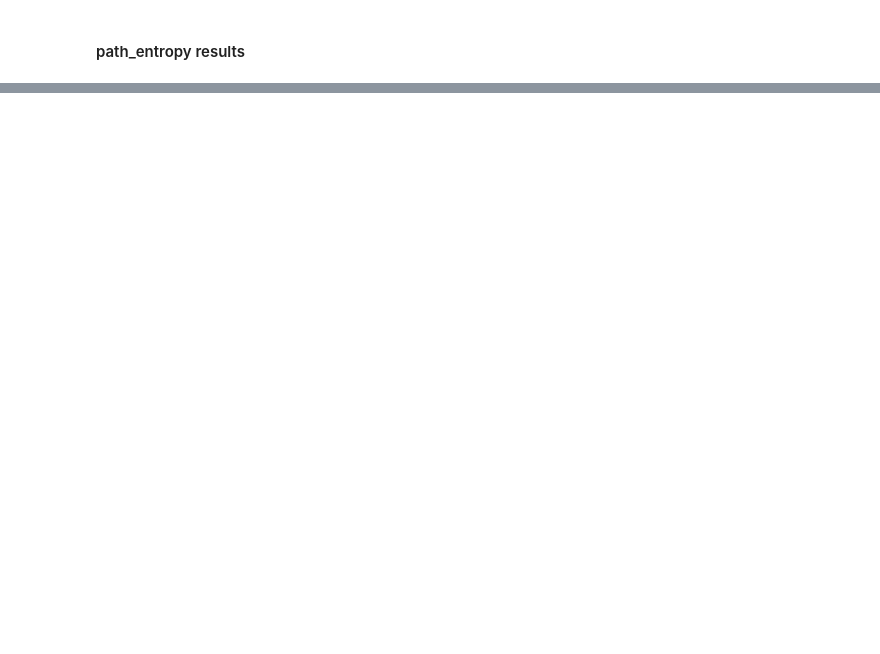
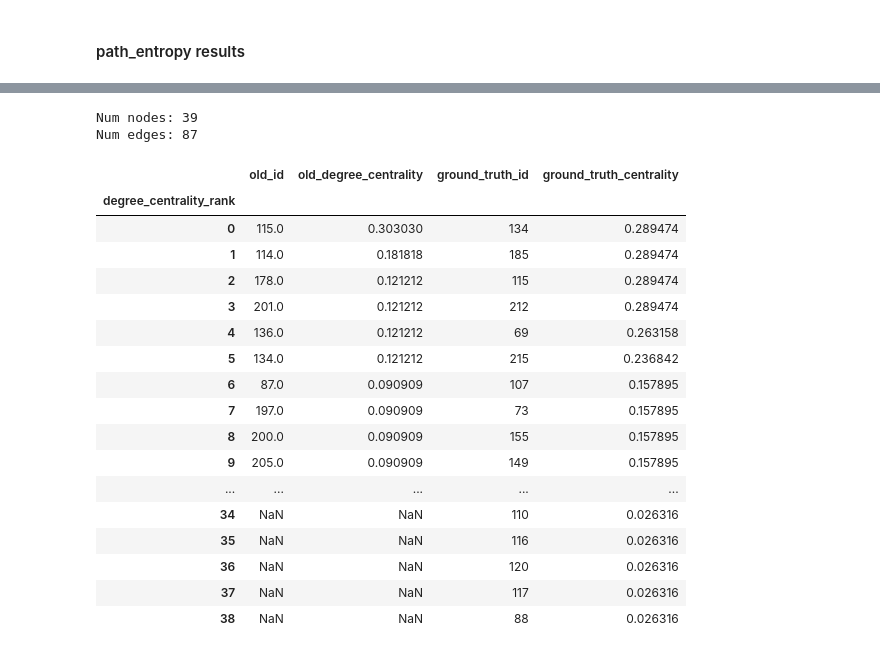
Before and after one commit to CristianCosci/ComplexNetworkAnalysis, a Jupyter notebook: social_network_analysis.ipynb, the cells around one changed output, grey strips where cells are left out. Cells and saved outputs as stored; diff of their text form; code cells hidden in the pictures; blank space fills up the shorter version.

```diff
--- a/social_network_analysis.ipynb
+++ b/social_network_analysis.ipynb
@@ -248,0 +274,32 @@ plot_network(G_new)
+# %%
+print(f'Num nodes: {len(list(G_ground_truth.nodes))}')
+print(f'Num edges: {len(list(G_ground_truth.edges))}')
+# %% [output]
+Num nodes: 39
+Num edges: 87
+# %%
+df_diff = pd.DataFrame()
+df_diff = pd.concat([pd.DataFrame(sorted(list(nx.degree_centrality(G).items()), key=lambda x: x[1], reverse=True)), pd.DataFrame(sorted(list(nx.degree_centrality(G_ground_truth).items()), key=lambda x: x[1], reverse=True))], axis=1)
+df_diff.columns = ['old_id', 'old_degree_centrality', 'ground_truth_id', 'ground_truth_centrality']
+df_diff['ground_truth_id'] = df_diff['ground_truth_id'].fillna(0).astype(int)
+df_diff.index.name = 'degree_centrality_rank'
+df_diff
+# %% [output]
+|  | old_id | old_degree_centrality | ground_truth_id | ground_truth_centrality |
+| degree_centrality_rank |  |  |  |  |
+| 0 | 115.0 | 0.303030 | 134 | 0.289474 |
+| 1 | 114.0 | 0.181818 | 185 | 0.289474 |
+| 2 | 178.0 | 0.121212 | 115 | 0.289474 |
+| 3 | 201.0 | 0.121212 | 212 | 0.289474 |
+| 4 | 136.0 | 0.121212 | 69 | 0.263158 |
+| 5 | 134.0 | 0.121212 | 215 | 0.236842 |
+| 6 | 87.0 | 0.090909 | 107 | 0.157895 |
+| 7 | 197.0 | 0.090909 | 73 | 0.157895 |
+| 8 | 200.0 | 0.090909 | 155 | 0.157895 |
+| 9 | 205.0 | 0.090909 | 149 | 0.157895 |
+| ... | ... | ... | ... | ... |
+| 34 | NaN | NaN | 110 | 0.026316 |
+| 35 | NaN | NaN | 116 | 0.026316 |
+| 36 | NaN | NaN | 120 | 0.026316 |
+| 37 | NaN | NaN | 117 | 0.026316 |
+| 38 | NaN | NaN | 88 | 0.026316 |
```
Also changed, not shown: parts of 16 cells of this notebook, 1 other file.
